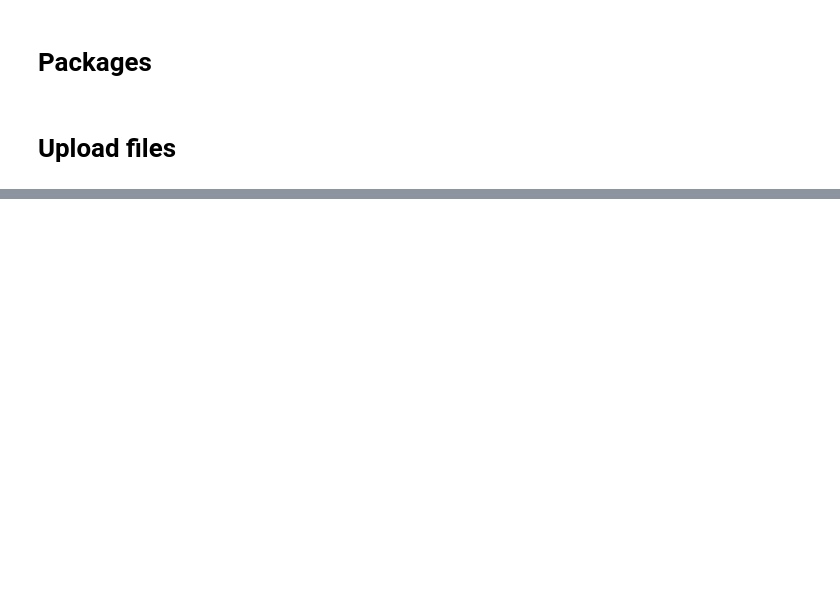
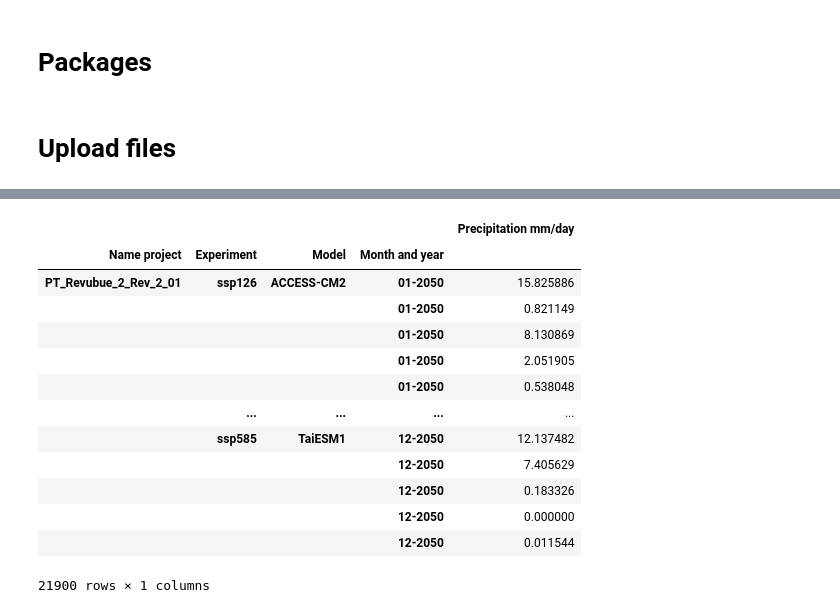
Before and after one commit to RaphaelPB/CRVA_tool, a Jupyter notebook: GraphsAndModels_NEX_GDDP_CMIP6.ipynb, the cells around one changed output, grey strips where cells are left out. Cells and saved outputs as stored; diff of their text form; code cells hidden in the pictures; blank space fills up the shorter version.

```diff
--- a/GraphsAndModels_NEX_GDDP_CMIP6.ipynb
+++ b/GraphsAndModels_NEX_GDDP_CMIP6.ipynb
@@ -28,0 +90,4 @@ precipitation_2021_2022
+# %%
+time_2050=pd.date_range('01-01-2050','31-12-2050', freq='D').strftime('%d-%m-%Y').values
+# %%
+list_time_2050=time_2050.tolist()
@@ -28,0 +152,17 @@ precipitation_2021_2022
+# %%
+df
+# %% [output]
+|  |  |  |  | Precipitation mm/day |
+| Name project | Experiment | Model | Month and year |  |
+| PT_Revubue_2_Rev_2_01 | ssp126 | ACCESS-CM2 | 01-2050 | 15.825886 |
+|  |  |  | 01-2050 | 0.821149 |
+|  |  |  | 01-2050 | 8.130869 |
+|  |  |  | 01-2050 | 2.051905 |
+|  |  |  | 01-2050 | 0.538048 |
+|  | ... | ... | ... | ... |
+|  | ssp585 | TaiESM1 | 12-2050 | 12.137482 |
+|  |  |  | 12-2050 | 7.405629 |
+|  |  |  | 12-2050 | 0.183326 |
+|  |  |  | 12-2050 | 0.000000 |
+|  |  |  | 12-2050 | 0.011544 |
+21900 rows × 1 columns
```
Also changed, not shown: parts of 29 cells of this notebook, 1 other file.
